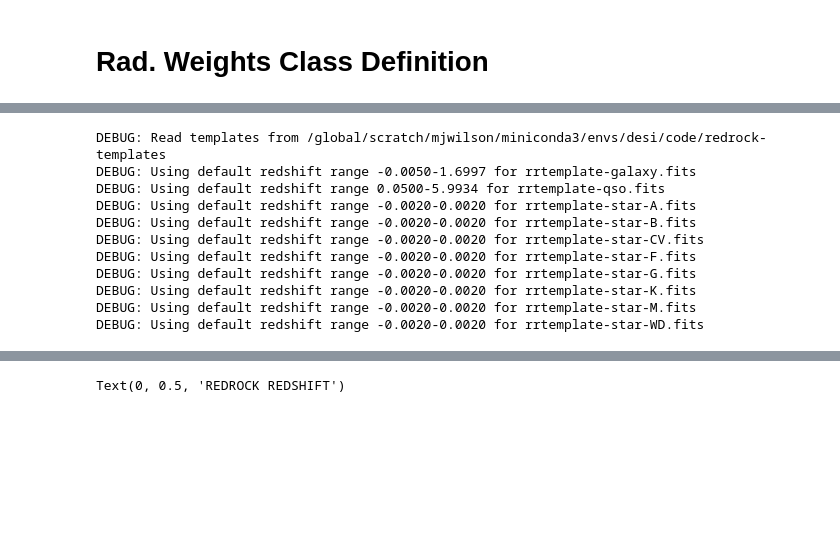
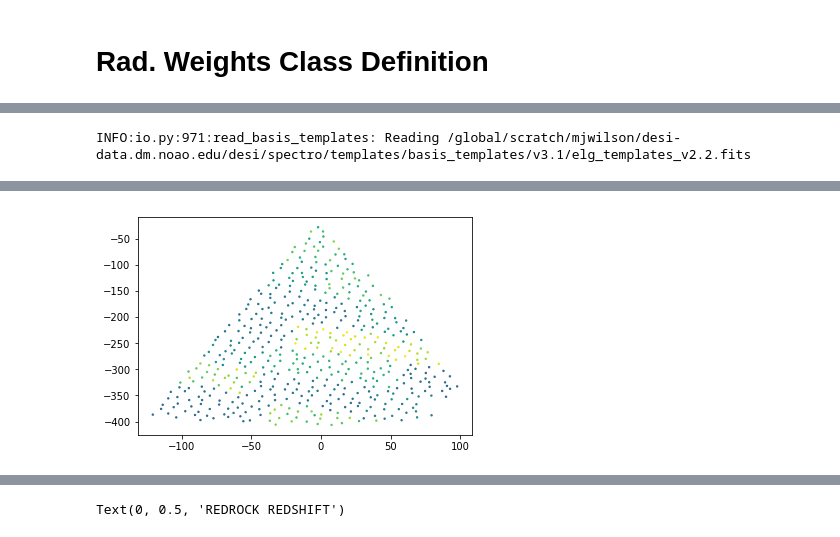
Before and after one commit to desihub/desispec, a Jupyter notebook: doc/nb/TemplateSNR.ipynb, the cells around one changed output, grey strips where cells are left out. Saved outputs shown, nothing was run; the diff lists cells and outputs as text; code cells hidden in the pictures; blank space fills up the shorter version.

```diff
--- a/doc/nb/TemplateSNR.ipynb
+++ b/doc/nb/TemplateSNR.ipynb
@@ -622,14 +650,4 @@ rads = RadWeights(expid, tile, flatid, cameras=['b0', 'r0', 'z0'])
 # %%
-rads.gen_redrock_cframes()
+rads.compute()
 # %% [output]
-DEBUG: Read templates from /global/scratch/mjwilson/miniconda3/envs/desi/code/redrock-templates
-DEBUG: Using default redshift range -0.0050-1.6997 for rrtemplate-galaxy.fits
-DEBUG: Using default redshift range 0.0500-5.9934 for rrtemplate-qso.fits
-DEBUG: Using default redshift range -0.0020-0.0020 for rrtemplate-star-A.fits
-DEBUG: Using default redshift range -0.0020-0.0020 for rrtemplate-star-B.fits
-DEBUG: Using default redshift range -0.0020-0.0020 for rrtemplate-star-CV.fits
-DEBUG: Using default redshift range -0.0020-0.0020 for rrtemplate-star-F.fits
-DEBUG: Using default redshift range -0.0020-0.0020 for rrtemplate-star-G.fits
-DEBUG: Using default redshift range -0.0020-0.0020 for rrtemplate-star-K.fits
-DEBUG: Using default redshift range -0.0020-0.0020 for rrtemplate-star-M.fits
-DEBUG: Using default redshift range -0.0020-0.0020 for rrtemplate-star-WD.fits
+INFO:io.py:971:read_basis_templates: Reading /global/scratch/mjwilson/desi-data.dm.noao.edu/desi/spectro/templates/basis_templates/v3.1/elg_templates_v2.2.fits
@@ -635,0 +655 @@ DEBUG: Using default redshift range -0.0020-0.0020 for rrtemplate-star-WD.fits
+[figure, added]
```
Also changed, not shown: parts of 10 cells of this notebook.
